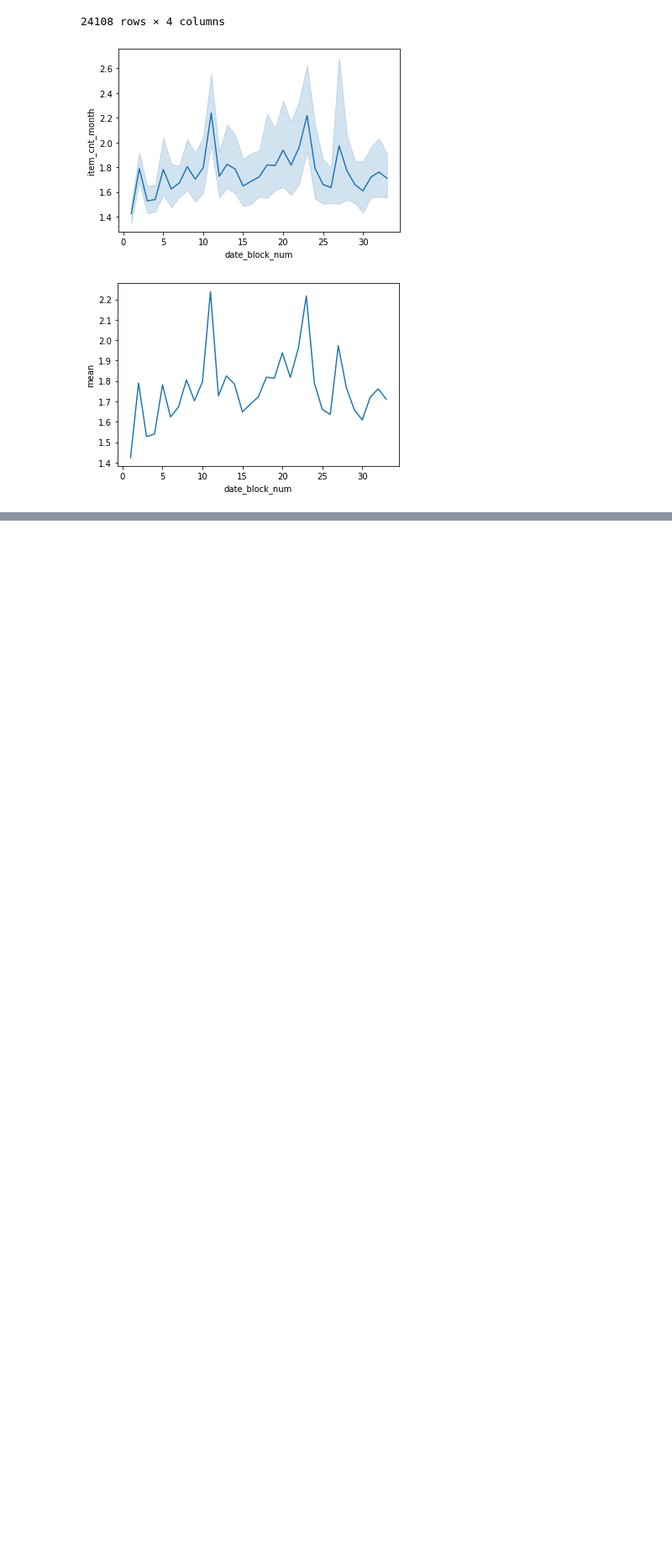
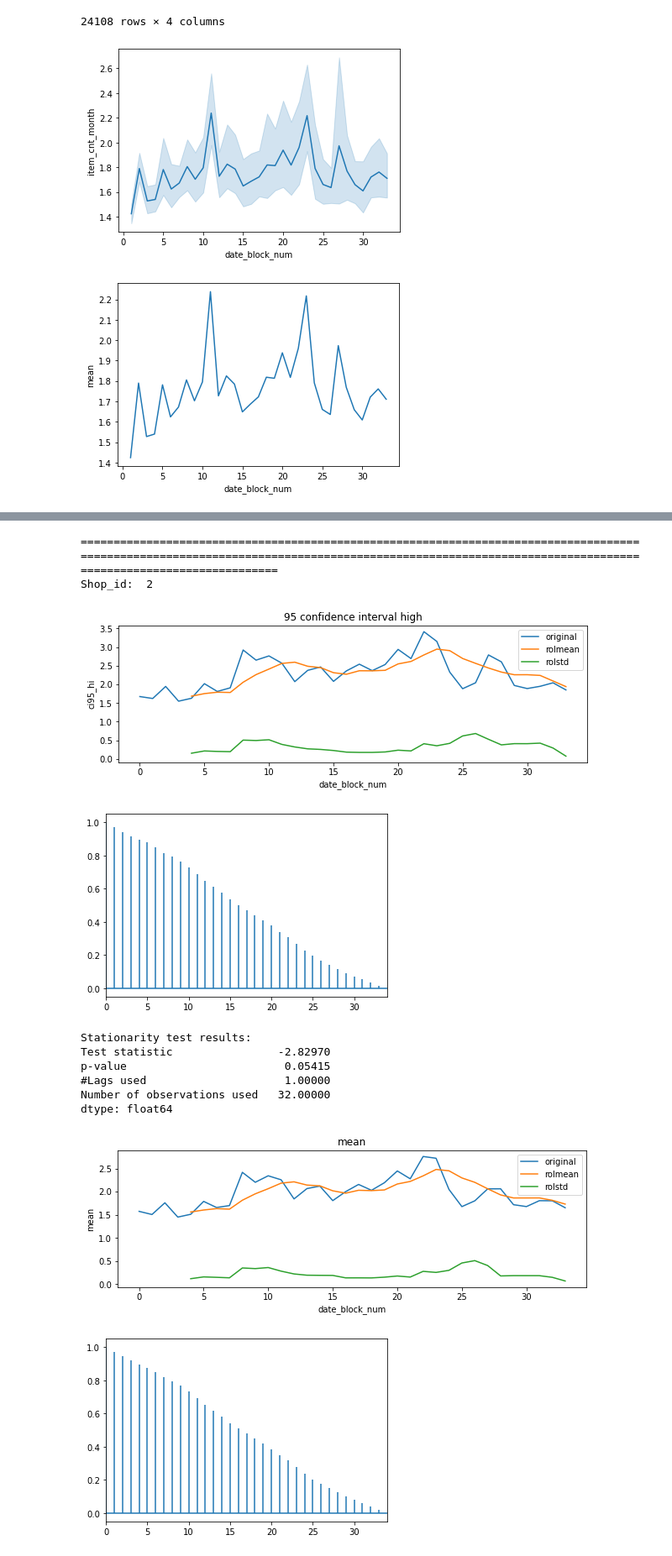
Before and after one commit to Justdek-code/data-science, a Jupyter notebook: predict_future_sales/model_attempt_2.ipynb, the cells around one changed output, grey strips where cells are left out. Shown at 84% size. Cells and saved outputs as stored; diff of their text form; code cells hidden in the pictures; blank space fills up the shorter version.

```diff
--- a/predict_future_sales/model_attempt_2.ipynb
+++ b/predict_future_sales/model_attempt_2.ipynb
@@ -146,0 +224,20 @@ dtype: float64
+# %%
+for shop_id in set(test_df.shop_id):
+
+    print('=='*100)
+    print('Shop_id: ', shop_id)
+
+    test_shop_data_stationarity(data, shop_id)
+# %% [output]
+========================================================================================================================================================================================================
+Shop_id:  2
+[figure, added]
+[figure, added]
+Stationarity test results:
+Test statistic                -2.82970
+p-value                        0.05415
+#Lags used                     1.00000
+Number of observations used   32.00000
+dtype: float64
+[figure, added]
+[figure, added]
```
Also changed, not shown: parts of 10 cells of this notebook.
